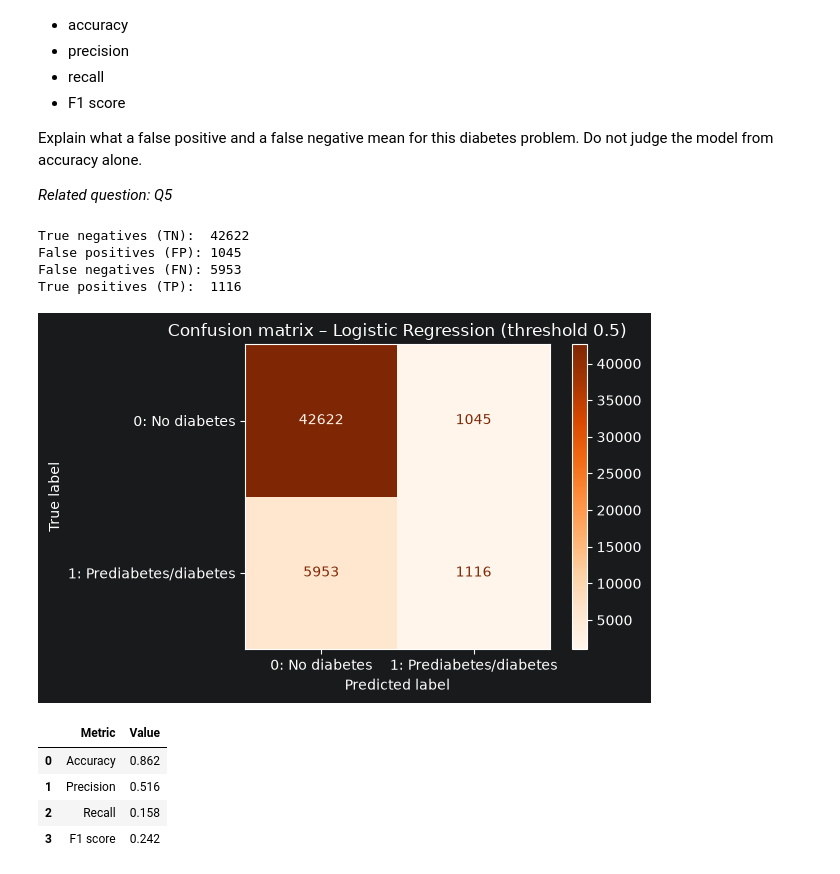
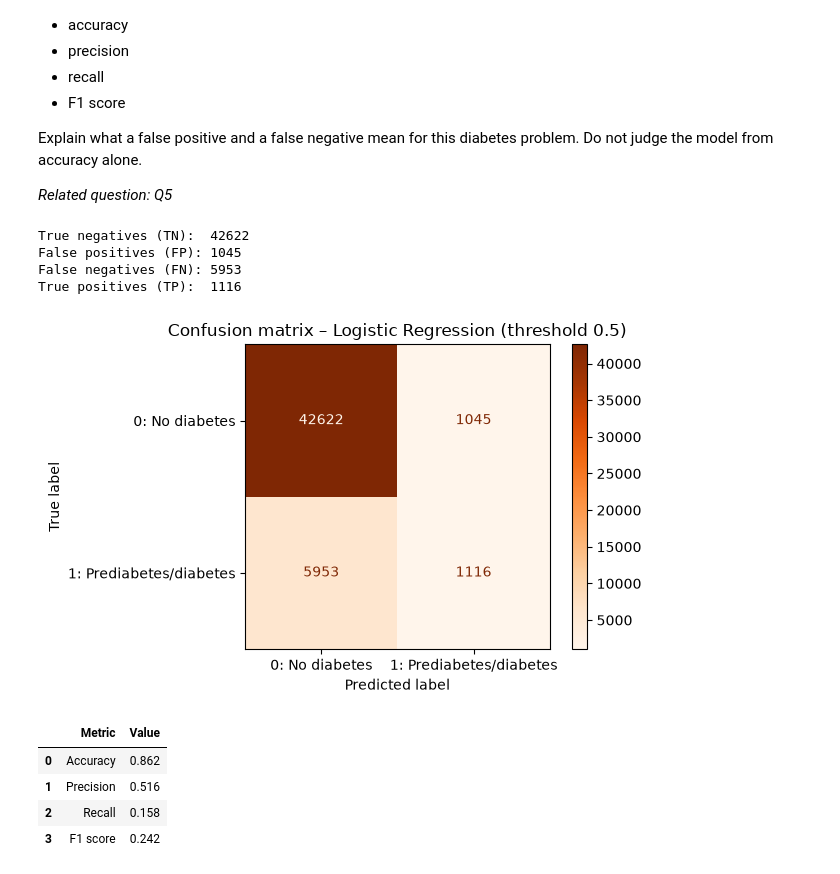
Before and after one commit to Frednos/Machine-Learning-Assignment-2, a Jupyter notebook: Assignment_2.ipynb, the cells around one changed output. Cells and saved outputs as stored; diff of their text form; code cells hidden in the pictures.

```diff
--- a/Assignment_2.ipynb
+++ b/Assignment_2.ipynb
@@ -390,27 +390,28 @@ Explain what a false positive and a false negative mean for this diabetes proble
 # %%
 #Confusion matrix on TEST
 cm = confusion_matrix(y_test, y_pred)
 tn, fp, fn, tp = cm.ravel()
 
 print(f"True negatives (TN):  {tn}")
 print(f"False positives (FP): {fp}")
 print(f"False negatives (FN): {fn}")
 print(f"True positives (TP):  {tp}")
 
-fig, ax = plt.subplots(figsize=(6, 4))
-ConfusionMatrixDisplay(
-    confusion_matrix=cm,
-    display_labels=["0: No diabetes", "1: Prediabetes/diabetes"]
-).plot(ax=ax, cmap="Oranges", values_format="d")
-ax.set_title("Confusion matrix – Logistic Regression (threshold 0.5)")
-plt.tight_layout()
-plt.show()
+with plt.style.context("default"):   # white background, black text
+    fig, ax = plt.subplots(figsize=(6, 4))
+    ConfusionMatrixDisplay(
+        confusion_matrix=cm,
+        display_labels=["0: No diabetes", "1: Prediabetes/diabetes"]
+    ).plot(ax=ax, cmap="Oranges", values_format="d")
+    ax.set_title("Confusion matrix – Logistic Regression (threshold 0.5)")
+    plt.tight_layout()
+    plt.show()
 # %% [output]
 True negatives (TN):  42622
 False positives (FP): 1045
 False negatives (FN): 5953
 True positives (TP):  1116
-[figure, old version]
+[figure, new version]
 # %%
 # Evaluation metrics (class 1 = positive class)
 metrics = pd.DataFrame({
```
Also changed, not shown: 3 other files.
